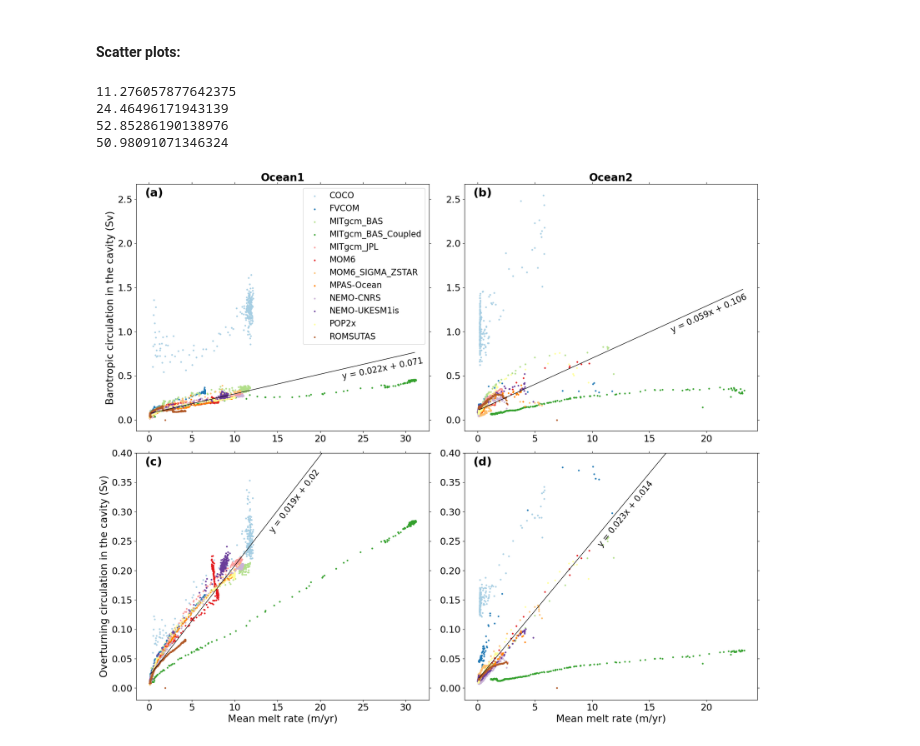
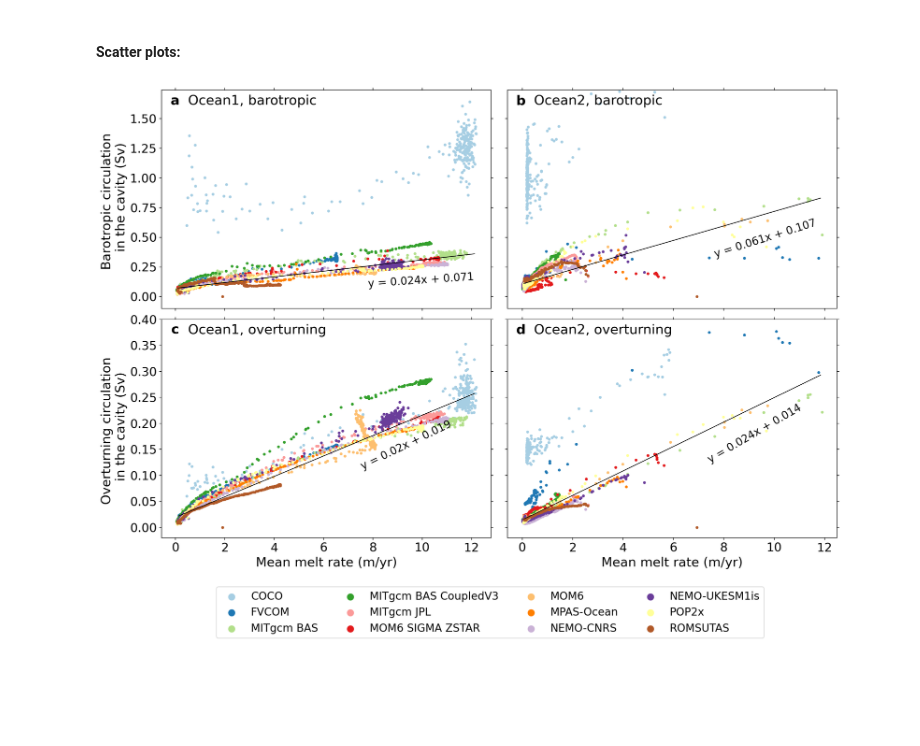
Before and after one commit to misomip/isomip-plus, a Jupyter notebook: notebooks/melt-circ-strength/melt-circ-strength.ipynb, the cells around one changed output. Saved outputs shown, nothing was run; the diff lists cells and outputs as text; code cells hidden in the pictures; blank space fills up the shorter version.

```diff
--- a/notebooks/melt-circ-strength/melt-circ-strength.ipynb
+++ b/notebooks/melt-circ-strength/melt-circ-strength.ipynb
@@ -27,8 +51,12 @@ ovt1=np.zeros((Nmod,240))
 ovt2=np.zeros((Nmod,240))
 
 for kmod in np.arange(Nmod):
-    oce1=xr.open_dataset(datadir+'/'+model[kmod]+'/Ocean0-2 COM/Ocean1_COM_'+model[kmod]+'.nc',decode_times=False)
-    oce2=xr.open_dataset(datadir+'/'+model[kmod]+'/Ocean0-2 COM/Ocean2_COM_'+model[kmod]+'.nc',decode_times=False)
+    #Nico method:
+    # oce1=xr.open_dataset(datadir+'/'+model[kmod]+'/Ocean0-2 COM/Ocean1_COM_'+model[kmod]+'.nc',decode_times=False)
+    # oce2=xr.open_dataset(datadir+'/'+model[kmod]+'/Ocean0-2 COM/Ocean2_COM_'+model[kmod]+'.nc',decode_times=False)
+    #Claire method:
+    oce1=xr.open_dataset(basedrive+Ocean1_COM[kmod], decode_times=False)
+    oce2=xr.open_dataset(basedrive+Ocean2_COM[kmod], decode_times=False)
     # mean melt rate (m/yr):
     mlt1[kmod,:]=oce1.meanMeltRate.isel(nTime=slice(0,240)).values*86400*365.25
     mlt2[kmod,:]=oce2.meanMeltRate.isel(nTime=slice(0,240)).values*86400*365.25
@@ -46,8 +74,10 @@ for kmod in np.arange(Nmod):
     ovt2[kmod,:]=(tmp4.isel(nx=slice(0,159)).max(dim=["nx", "nz"])-tmp4.isel(nx=slice(0,159)).min(dim=["nx", "nz"])).isel(nTime=slice(0,240)).values*1.e-6
 # %% [markdown]
 #### Prepare data for linear interpolation (excluding outliers):
+# %%
+model = labels
 # %%
-excluded_models=['COCO','MITgcm_BAS_Coupled']
+excluded_models=['COCO']#,'MITgcm BAS CoupledV3']
 indx=np.array([]).astype('int')
 for kmod in np.arange(0,Nmod):
     ok=True
@@ -73,65 +103,77 @@ a[3],b[3] = np.polyfit(M2,O2,1)
 # %% [markdown]
 #### Scatter plots:
 # %%
-fig, axs = plt.subplots(nrows=2,ncols=2,figsize=(18.0,15.0))
+fig, axs = plt.subplots(nrows=2,ncols=2,figsize=(18.0,12.0),dpi = 150, facecolor = 'w')
 axs = axs.ravel()
 
 modelcolours=['#a6cee3','#1f78b4','#b2df8a','#33a02c','#fb9a99','#e31a1c','#fdbf6f','#ff7f00','#cab2d6','#6a3d9a','#ffff99','#b15928']
 
 # Main scatter plot:
 for kmod in np.arange(Nmod):
 
-    axs[0].scatter(mlt1[kmod,:],bsf1[kmod,:],s=5,c=modelcolours[kmod],label=model[kmod])
-    axs[1].scatter(mlt2[kmod,:],bsf2[kmod,:],s=5,c=modelcolours[kmod])
-    axs[2].scatter(mlt1[kmod,:],ovt1[kmod,:],s=5,c=modelcolours[kmod])
-    axs[3].scatter(mlt2[kmod,:],ovt2[kmod,:],s=5,c=modelcolours[kmod])
+    axs[0].scatter(mlt1[kmod,:],bsf1[kmod,:],s=10,c=modelcolours[kmod])
+    axs[1].scatter(mlt2[kmod,:],bsf2[kmod,:],s=10,c=modelcolours[kmod])
+    axs[2].scatter(mlt1[kmod,:],ovt1[kmod,:],s=10,c=modelcolours[kmod],label=model[kmod])
+    axs[3].scatter(mlt2[kmod,:],ovt2[kmod,:],s=10,c=modelcolours[kmod])
 
-axs[0].legend(fontsize=16)
+axs[2].legend(fontsize=16, ncol = 4, loc = 'upper left', bbox_to_anchor = (0.15,-0.2),markerscale=3.)
 
 # Customization:
-axs[0].set_title('Ocean1',fontsize=20,fontweight='bold')
-axs[0].set_ylabel('Barotropic circulation in the cavity (Sv)',fontsize=19)
+#axs[0].set_title('Ocean1',fontsize=20,fontweight='bold')
+axs[0].set_ylabel('Barotropic circulation \n in the cavity (Sv)',fontsize=19)
 
-axs[1].set_title('Ocean2',fontsize=20,fontweight='bold')
-axs[1].sharey(axs[0])
+#axs[1].set_title('Ocean2',fontsize=20,fontweight='bold')
+#axs[1].sharey(axs[0])
+axs[0].set_ylim(-0.1,1.74)
+axs[1].set_ylim(-0.1,1.74)
+axs[2].set_ylim(-0.02,0.40)
+axs[3].set_ylim(-0.02,0.40)
 
-axs[2].set_ylim(-0.02,0.40)
-axs[2].sharex(axs[0])
+#axs[2].sharex(axs[0])
 axs[2].set_xlabel('Mean melt rate (m/yr)',fontsize=19)
-axs[2].set_ylabel('Overturning circulation in the cavity (Sv)',fontsize=19)
+axs[2].set_ylabel('Overturning circulation \n in the cavity (Sv)',fontsize=19)
 
-axs[3].sharey(axs[2])
-axs[3].sharex(axs[1])
+#axs[3].sharey(axs[2])
+#axs[3].sharex(axs[1])
 axs[3].set_xlabel('Mean melt rate (m/yr)',fontsize=19)
 
-alphabet=['(a)','(b)','(c)','(d)']
+alphabet=['a','b','c','d']
+title = ['Ocean1, barotropic','Ocean2, barotropic','Ocean1, overturning','Ocean2, overturning']
+
 for kk in np.arange(4):
 
     # Attribute letters to individual panels:
     axs[kk].tick_params(labelsize=18,right=True,top=True)
     [xmin, xmax]=axs[kk].get_xlim()
     [ymin, ymax]=axs[kk].get_ylim()
-    axs[kk].text(xmin+0.03*(xmax-xmin),ymax-0.05*(ymax-ymin),alphabet[kk],fontsize=22,fontweight='bold')
-
+    axs[kk].text(0.04,0.95,alphabet[kk],horizontalalignment='center', fontweight='bold',
+         verticalalignment='center',transform=axs[kk].transAxes, fontsize = 20)
+    axs[kk].text(0.08,0.95,title[kk],horizontalalignment='left',
+     verticalalignment='center',transform=axs[kk].transAxes, fontsize = 20)
     # Linear regressions:
     xx=np.array([xmin+0.05*(xmax-xmin),xmax-0.05*(xmax-xmin)])
     axs[kk].plot(xx,a[kk]*xx+b[kk],'k',linewidth=1)
-    ang=np.arctan(a[kk]/axs[kk].get_data_ratio())*180./np.pi-4
+    ang=np.arctan(a[kk]/axs[kk].get_data_ratio())*180./np.pi-6
     if ( kk <= 1 ):
         xtmp=xmax-0.3*(xmax-xmin)
     else:
         xtmp=xmax-0.55*(xmax-xmin)
     ytmp=xtmp*a[kk]+b[kk]
     lab='y = '+np.round(a[kk],3).astype('str')+'x + '+np.round(b[kk],3).astype('str')
-    axs[kk].text(xtmp,ytmp-0.04*(ymax-ymin),lab,rotation=ang,fontsize=16)
+#    axs[kk].text(xtmp-1,ytmp-0.04*(ymax-ymin),lab,rotation=ang,fontsize=16)
+    manual_offsety = [-0.2,-0.3,-0.015,-0.015][kk]
+    manual_offsetx = [-1,-1,+2,+2][kk]
+    axs[kk].text(xtmp+manual_offsetx,ytmp+manual_offsety,lab,rotation=ang,fontsize=16)
 
-fig.tight_layout()
+axs[1].set_yticklabels('')
+axs[3].set_yticklabels('')
+axs[0].set_xticklabels('')
+axs[1].set_xticklabels('')
+
+fig.subplots_adjust(hspace = 0.05, wspace = 0.05)
+#fig.tight_layout()
 # %% [output]
-11.276057877642375
-24.46496171943139
-52.85286190138976
-50.98091071346324
-[figure, old version]
+[figure, new version]
 # %%
 figname='circulation_vs_melt_Ocean12.pdf'
 
```
Also changed, not shown: parts of 2 cells of this notebook, 1 other file.
